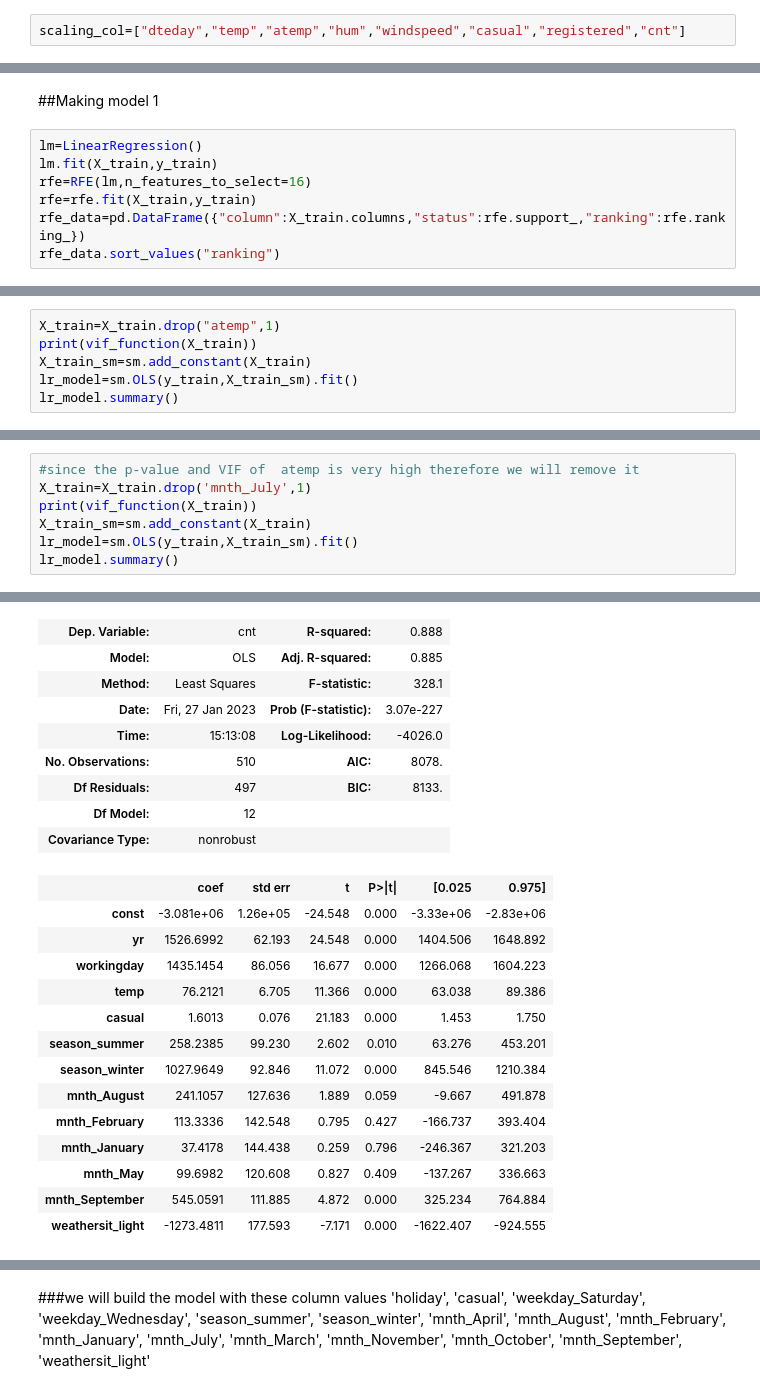
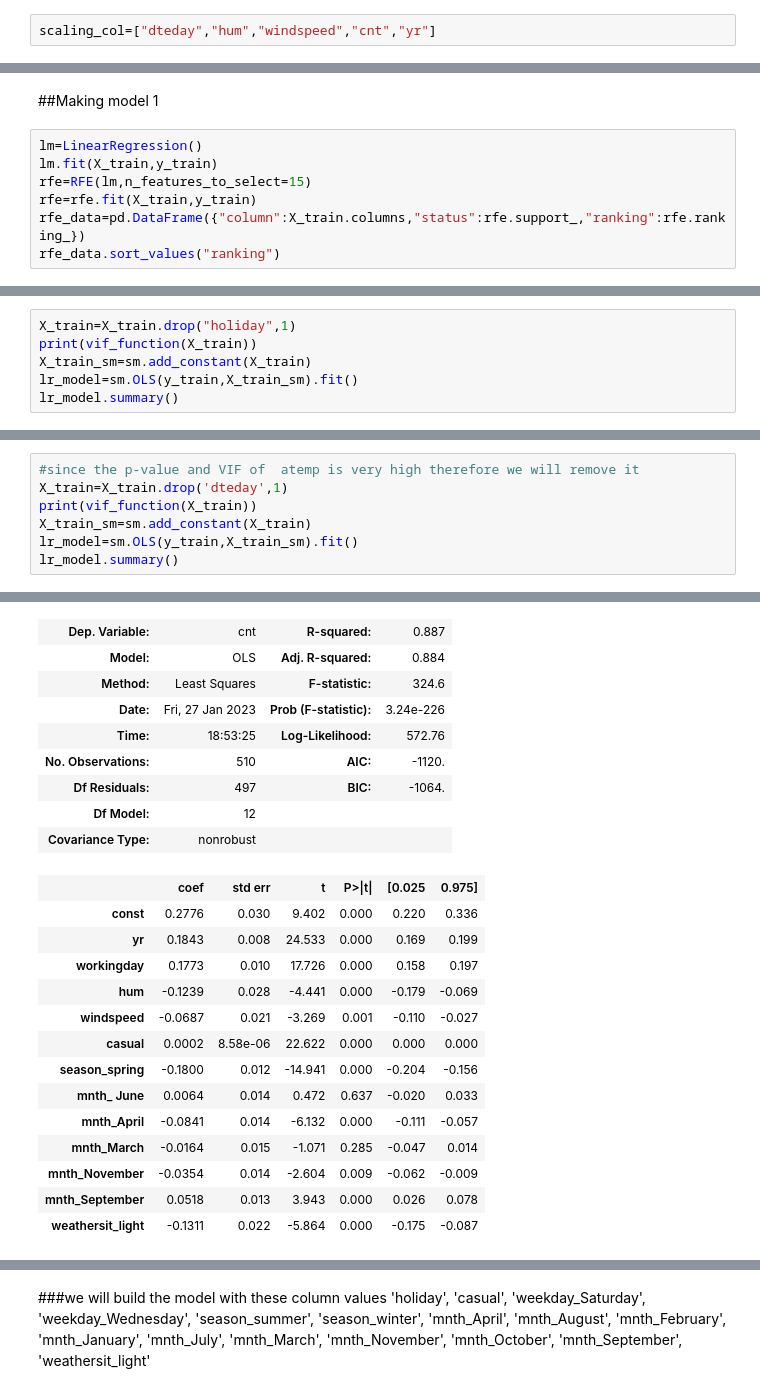
Before and after one commit to AxithChoudhary/BoomBikes_multilinear_model, a Jupyter notebook: Multi_linear_regression_.ipynb, the cells around one changed output, grey strips where cells are left out. Drawn from its saved outputs; the diff is of its cells as text.

```diff
--- a/Multi_linear_regression_.ipynb
+++ b/Multi_linear_regression_.ipynb
@@ -306,7 +328,7 @@ memory usage: 55.8 KB
 # %% [markdown]
 ##Rescaling the Features
 # %%
-scaling_col=["dteday","temp","atemp","hum","windspeed","casual","registered","cnt"]
+scaling_col=["dteday","hum","windspeed","cnt","yr"]
 # %%
 scaler=MinMaxScaler()
 df_train[scaling_col]=scaler.fit_transform(df_train[scaling_col])
@@ -368,7 +382,7 @@ memory usage: 51.8 KB
 # %%
 lm=LinearRegression()
 lm.fit(X_train,y_train)
-rfe=RFE(lm,n_features_to_select=16)
+rfe=RFE(lm,n_features_to_select=15)
 rfe=rfe.fit(X_train,y_train)
 rfe_data=pd.DataFrame({"column":X_train.columns,"status":rfe.support_,"ranking":rfe.ranking_})
 rfe_data.sort_values("ranking")
@@ -430,6 +482,0 @@ TypeError: ignored
-# %%
-X_train=X_train.drop("atemp",1)
-print(vif_function(X_train))
-X_train_sm=sm.add_constant(X_train)
-lr_model=sm.OLS(y_train,X_train_sm).fit()
-lr_model.summary()
@@ -545,0 +546,6 @@ strong multicollinearity or other numerical problems.
+# %%
+X_train=X_train.drop("holiday",1)
+print(vif_function(X_train))
+X_train_sm=sm.add_constant(X_train)
+lr_model=sm.OLS(y_train,X_train_sm).fit()
+lr_model.summary()
@@ -546,6 +603,6 @@ strong multicollinearity or other numerical problems.
 # %%
 #since the p-value and VIF of  atemp is very high therefore we will remove it
-X_train=X_train.drop('mnth_July',1)
+X_train=X_train.drop('dteday',1)
 print(vif_function(X_train))
 X_train_sm=sm.add_constant(X_train)
 lr_model=sm.OLS(y_train,X_train_sm).fit()
@@ -567,24 +624,24 @@ lr_model.summary()
 OLS Regression Results
-| Dep. Variable: | cnt | R-squared: | 0.888 |
-| Model: | OLS | Adj. R-squared: | 0.885 |
-| Method: | Least Squares | F-statistic: | 328.1 |
-| Date: | Fri, 27 Jan 2023 | Prob (F-statistic): | 3.07e-227 |
-| Time: | 15:13:08 | Log-Likelihood: | -4026.0 |
-| No. Observations: | 510 | AIC: | 8078. |
-| Df Residuals: | 497 | BIC: | 8133. |
+| Dep. Variable: | cnt | R-squared: | 0.887 |
+| Model: | OLS | Adj. R-squared: | 0.884 |
+| Method: | Least Squares | F-statistic: | 324.6 |
+| Date: | Fri, 27 Jan 2023 | Prob (F-statistic): | 3.24e-226 |
+| Time: | 18:53:25 | Log-Likelihood: | 572.76 |
+| No. Observations: | 510 | AIC: | -1120. |
+| Df Residuals: | 497 | BIC: | -1064. |
 | Df Model: | 12 |  |  |
 | Covariance Type: | nonrobust |  |  |
 |  | coef | std err | t | P>|t| | [0.025 | 0.975] |
-| const | -3.081e+06 | 1.26e+05 | -24.548 | 0.000 | -3.33e+06 | -2.83e+06 |
-| yr | 1526.6992 | 62.193 | 24.548 | 0.000 | 1404.506 | 1648.892 |
-| workingday | 1435.1454 | 86.056 | 16.677 | 0.000 | 1266.068 | 1604.223 |
-| temp | 76.2121 | 6.705 | 11.366 | 0.000 | 63.038 | 89.386 |
-| casual | 1.6013 | 0.076 | 21.183 | 0.000 | 1.453 | 1.750 |
-| season_summer | 258.2385 | 99.230 | 2.602 | 0.010 | 63.276 | 453.201 |
-| season_winter | 1027.9649 | 92.846 | 11.072 | 0.000 | 845.546 | 1210.384 |
-| mnth_August | 241.1057 | 127.636 | 1.889 | 0.059 | -9.667 | 491.878 |
-| mnth_February | 113.3336 | 142.548 | 0.795 | 0.427 | -166.737 | 393.404 |
-| mnth_January | 37.4178 | 144.438 | 0.259 | 0.796 | -246.367 | 321.203 |
-| mnth_May | 99.6982 | 120.608 | 0.827 | 0.409 | -137.267 | 336.663 |
-| mnth_September | 545.0591 | 111.885 | 4.872 | 0.000 | 325.234 | 764.884 |
-| weathersit_light | -1273.4811 | 177.593 | -7.171 | 0.000 | -1622.407 | -924.555 |
+| const | 0.2776 | 0.030 | 9.402 | 0.000 | 0.220 | 0.336 |
+| yr | 0.1843 | 0.008 | 24.533 | 0.000 | 0.169 | 0.199 |
+| workingday | 0.1773 | 0.010 | 17.726 | 0.000 | 0.158 | 0.197 |
+| hum | -0.1239 | 0.028 | -4.441 | 0.000 | -0.179 | -0.069 |
+| windspeed | -0.0687 | 0.021 | -3.269 | 0.001 | -0.110 | -0.027 |
+| casual | 0.0002 | 8.58e-06 | 22.622 | 0.000 | 0.000 | 0.000 |
+| season_spring | -0.1800 | 0.012 | -14.941 | 0.000 | -0.204 | -0.156 |
+| mnth_ June | 0.0064 | 0.014 | 0.472 | 0.637 | -0.020 | 0.033 |
+| mnth_April | -0.0841 | 0.014 | -6.132 | 0.000 | -0.111 | -0.057 |
+| mnth_March | -0.0164 | 0.015 | -1.071 | 0.285 | -0.047 | 0.014 |
+| mnth_November | -0.0354 | 0.014 | -2.604 | 0.009 | -0.062 | -0.009 |
+| mnth_September | 0.0518 | 0.013 | 3.943 | 0.000 | 0.026 | 0.078 |
+| weathersit_light | -0.1311 | 0.022 | -5.864 | 0.000 | -0.175 | -0.087 |
```
Also changed, not shown: parts of 57 cells of this notebook.
